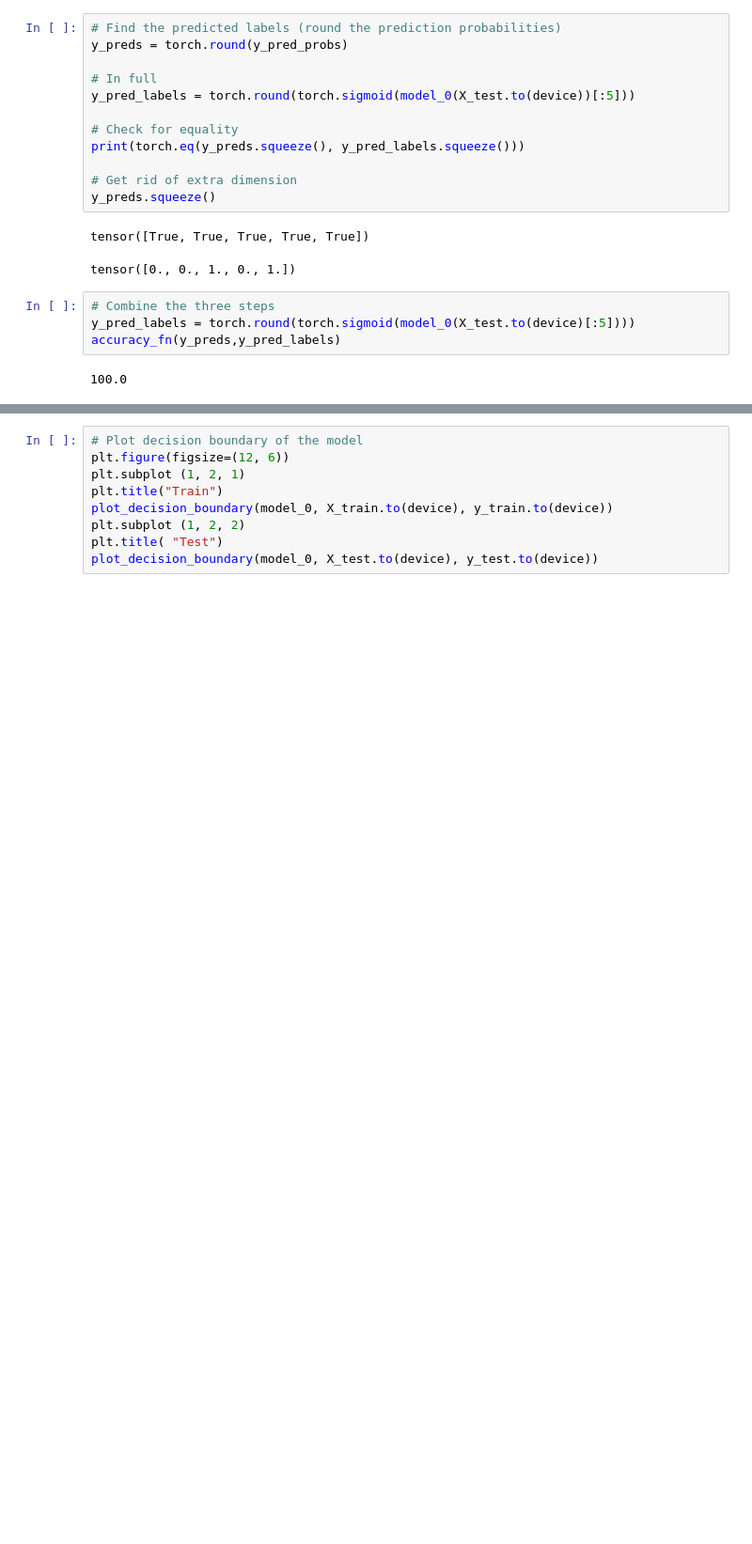
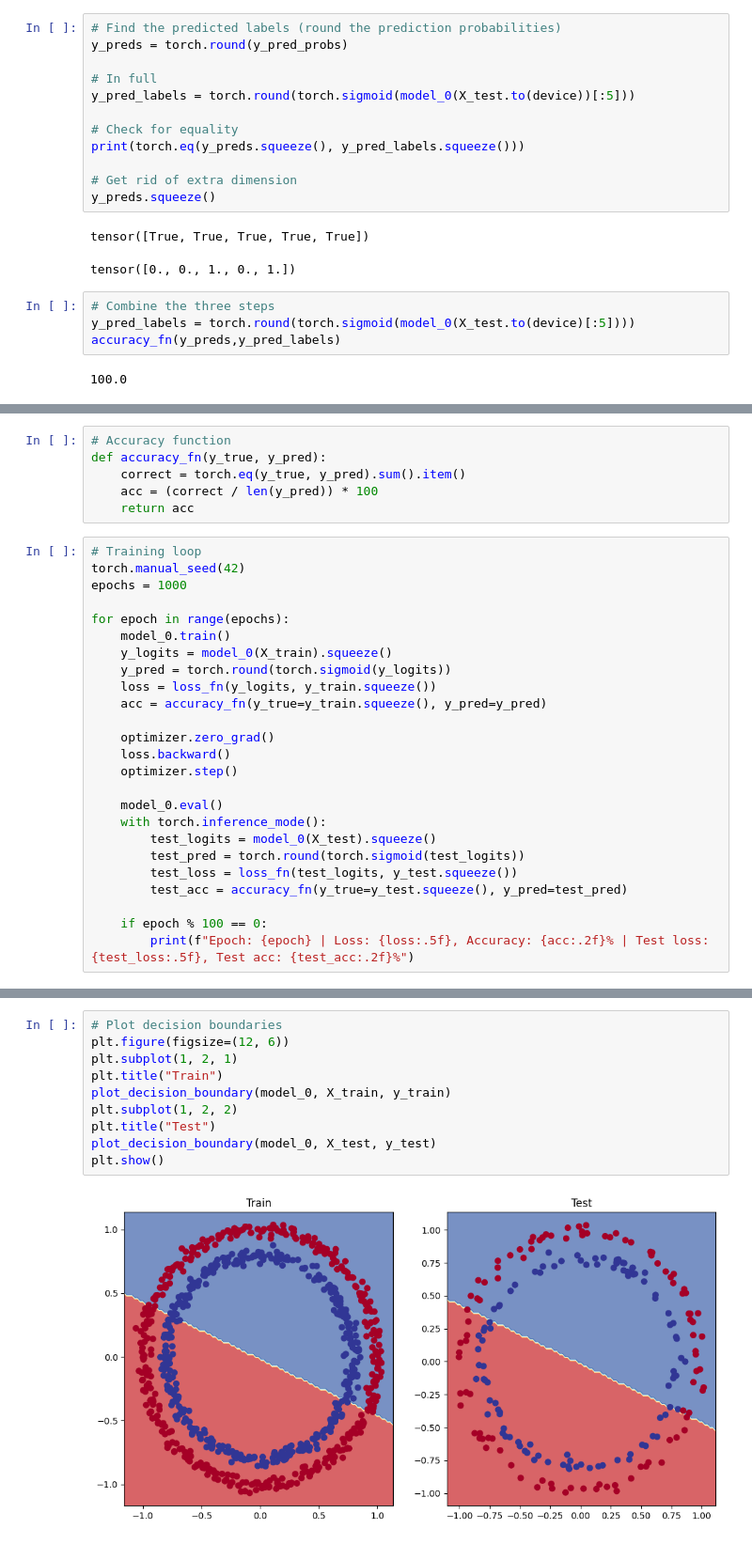
Before and after one commit to Hit07/ML-DL-Torch, a Jupyter notebook: Neural_Network_Classification.ipynb, the cells around one changed output, grey strips where cells are left out. Shown: that part at 94% size. Saved outputs shown, nothing was run; the diff lists cells and outputs as text; blank space fills up the shorter version.

```diff
--- a/Neural_Network_Classification.ipynb
+++ b/Neural_Network_Classification.ipynb
@@ -376,0 +370,31 @@ with open("helper_functions.py", "wb") as file:
+# %%
+# Accuracy function
+def accuracy_fn(y_true, y_pred):
+    correct = torch.eq(y_true, y_pred).sum().item()
+    acc = (correct / len(y_pred)) * 100
+    return acc
+# %%
+# Training loop
+torch.manual_seed(42)
+epochs = 1000
+
+for epoch in range(epochs):
+    model_0.train()
+    y_logits = model_0(X_train).squeeze()
+    y_pred = torch.round(torch.sigmoid(y_logits))
+    loss = loss_fn(y_logits, y_train.squeeze())
+    acc = accuracy_fn(y_true=y_train.squeeze(), y_pred=y_pred)
+
+    optimizer.zero_grad()
+    loss.backward()
+    optimizer.step()
+
+    model_0.eval()
+    with torch.inference_mode():
+        test_logits = model_0(X_test).squeeze()
+        test_pred = torch.round(torch.sigmoid(test_logits))
+        test_loss = loss_fn(test_logits, y_test.squeeze())
+        test_acc = accuracy_fn(y_true=y_test.squeeze(), y_pred=test_pred)
+
+    if epoch % 100 == 0:
+        print(f"Epoch: {epoch} | Loss: {loss:.5f}, Accuracy: {acc:.2f}% | Test loss: {test_loss:.5f}, Test acc: {test_acc:.2f}%")
@@ -377,10 +412,13 @@ with open("helper_functions.py", "wb") as file:
 # %%
-# Plot decision boundary of the model
+# Plot decision boundaries
 plt.figure(figsize=(12, 6))
-plt.subplot (1, 2, 1)
+plt.subplot(1, 2, 1)
 plt.title("Train")
-plot_decision_boundary(model_0, X_train.to(device), y_train.to(device))
-plt.subplot (1, 2, 2)
-plt.title( "Test")
-plot_decision_boundary(model_0, X_test.to(device), y_test.to(device))
+plot_decision_boundary(model_0, X_train, y_train)
+plt.subplot(1, 2, 2)
+plt.title("Test")
+plot_decision_boundary(model_0, X_test, y_test)
+plt.show()
+# %% [output]
+[figure, added]
 # %% [markdown]
```
Also changed, not shown: parts of 28 cells of this notebook.
